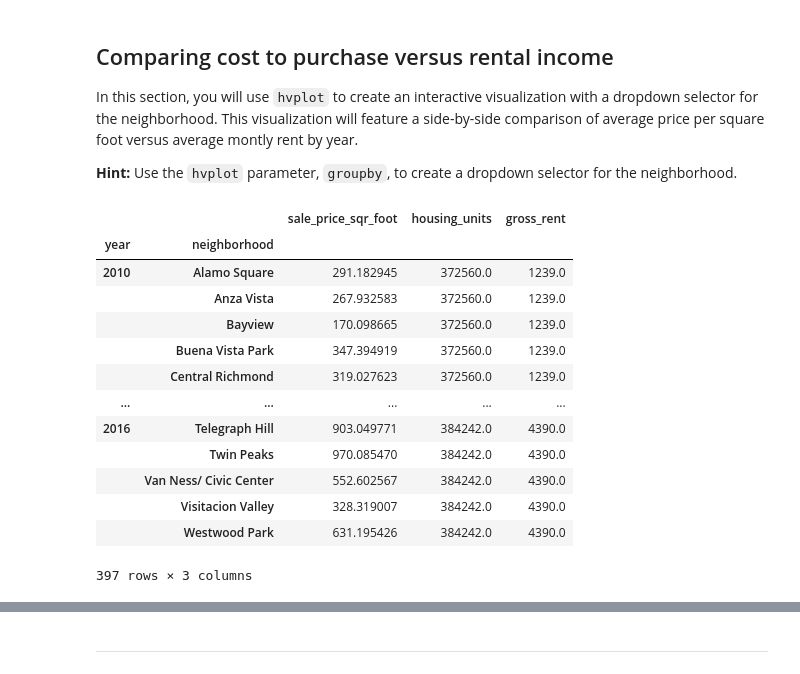
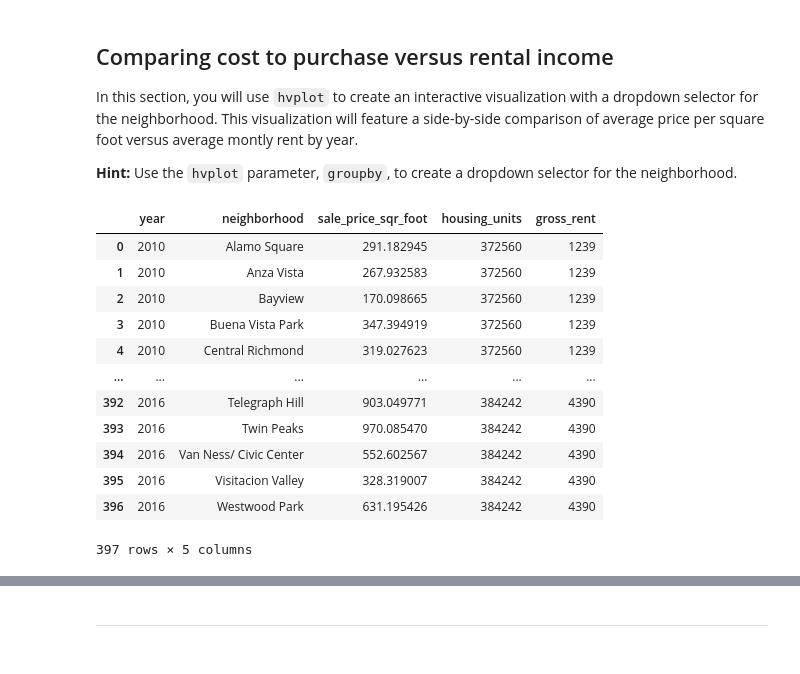
Before and after one commit to kxh3/pyviz-homework, a Jupyter notebook: 06-PyViz/main/Final_Code/rental_analysis.ipynb, the cells around one changed output, grey strips where cells are left out. Drawn from its saved outputs; the diff is of its cells as text; code cells hidden in the pictures.

```diff
--- a/06-PyViz/main/Final_Code/rental_analysis.ipynb
+++ b/06-PyViz/main/Final_Code/rental_analysis.ipynb
@@ -200,22 +200,21 @@ In this section, you will use `hvplot` to create an interactive visualization wi
 **Hint:** Use the `hvplot` parameter, `groupby`, to create a dropdown selector for the neighborhood.
 # %%
 # Fetch the previously generated DataFrame that was grouped by year and neighborhood
-sfo_mean_df = sfo_data.groupby(['year', 'neighborhood']).mean()
-sfo_mean_df
+sfo_df = sfo_data.reset_index()
+sfo_df
 # %% [output]
-|  |  | sale_price_sqr_foot | housing_units | gross_rent |
-| year | neighborhood |  |  |  |
-| 2010 | Alamo Square | 291.182945 | 372560.0 | 1239.0 |
-|  | Anza Vista | 267.932583 | 372560.0 | 1239.0 |
-|  | Bayview | 170.098665 | 372560.0 | 1239.0 |
-|  | Buena Vista Park | 347.394919 | 372560.0 | 1239.0 |
-|  | Central Richmond | 319.027623 | 372560.0 | 1239.0 |
-| ... | ... | ... | ... | ... |
-| 2016 | Telegraph Hill | 903.049771 | 384242.0 | 4390.0 |
-|  | Twin Peaks | 970.085470 | 384242.0 | 4390.0 |
-|  | Van Ness/ Civic Center | 552.602567 | 384242.0 | 4390.0 |
-|  | Visitacion Valley | 328.319007 | 384242.0 | 4390.0 |
-|  | Westwood Park | 631.195426 | 384242.0 | 4390.0 |
+|  | year | neighborhood | sale_price_sqr_foot | housing_units | gross_rent |
+| 0 | 2010 | Alamo Square | 291.182945 | 372560 | 1239 |
+| 1 | 2010 | Anza Vista | 267.932583 | 372560 | 1239 |
+| 2 | 2010 | Bayview | 170.098665 | 372560 | 1239 |
+| 3 | 2010 | Buena Vista Park | 347.394919 | 372560 | 1239 |
+| 4 | 2010 | Central Richmond | 319.027623 | 372560 | 1239 |
+| ... | ... | ... | ... | ... | ... |
+| 392 | 2016 | Telegraph Hill | 903.049771 | 384242 | 4390 |
+| 393 | 2016 | Twin Peaks | 970.085470 | 384242 | 4390 |
+| 394 | 2016 | Van Ness/ Civic Center | 552.602567 | 384242 | 4390 |
+| 395 | 2016 | Visitacion Valley | 328.319007 | 384242 | 4390 |
+| 396 | 2016 | Westwood Park | 631.195426 | 384242 | 4390 |
-397 rows × 3 columns
+397 rows × 5 columns
 # %%
 # Plotting the data from the top 10 expensive neighborhoods
```
Also changed, not shown: parts of 2 cells of this notebook.
